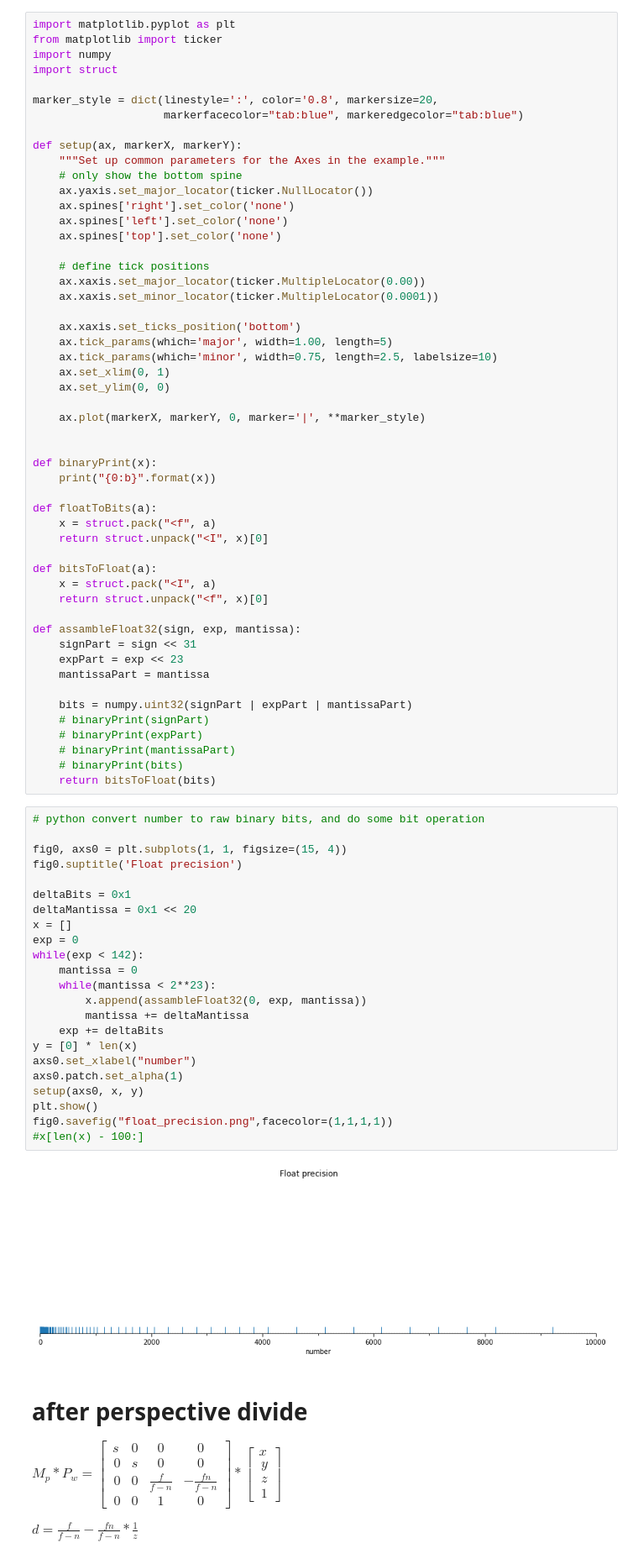
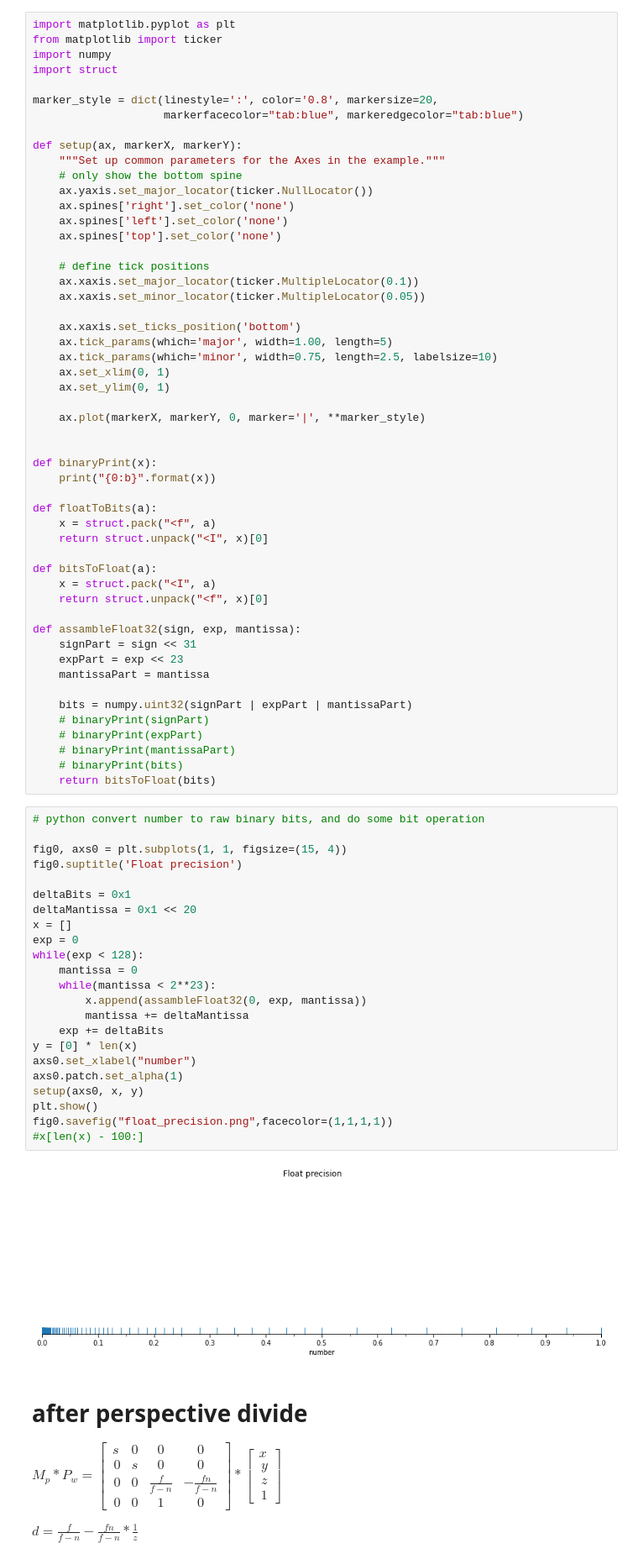
Before and after one commit to YaoTouGe/blog, a Jupyter notebook: python_notebooks/reverse_z.ipynb, the cells around one changed output. Shown at 84% size. Cells and saved outputs as stored; diff of their text form.

```diff
--- a/python_notebooks/reverse_z.ipynb
+++ b/python_notebooks/reverse_z.ipynb
@@ -16,14 +16,14 @@ def setup(ax, markerX, markerY):
     ax.spines['top'].set_color('none')
 
     # define tick positions
-    ax.xaxis.set_major_locator(ticker.MultipleLocator(0.00))
-    ax.xaxis.set_minor_locator(ticker.MultipleLocator(0.0001))
+    ax.xaxis.set_major_locator(ticker.MultipleLocator(0.1))
+    ax.xaxis.set_minor_locator(ticker.MultipleLocator(0.05))
 
     ax.xaxis.set_ticks_position('bottom')
     ax.tick_params(which='major', width=1.00, length=5)
     ax.tick_params(which='minor', width=0.75, length=2.5, labelsize=10)
     ax.set_xlim(0, 1)
-    ax.set_ylim(0, 0)
+    ax.set_ylim(0, 1)
 
     ax.plot(markerX, markerY, 0, marker='|', **marker_style)
 
@@ -53,28 +53,28 @@ def assambleFloat32(sign, exp, mantissa):
 # %%
 # python convert number to raw binary bits, and do some bit operation
 
 fig0, axs0 = plt.subplots(1, 1, figsize=(15, 4))
 fig0.suptitle('Float precision')
 
 deltaBits = 0x1
 deltaMantissa = 0x1 << 20
 x = []
 exp = 0
-while(exp < 142):
+while(exp < 128):
     mantissa = 0
     while(mantissa < 2**23):
         x.append(assambleFloat32(0, exp, mantissa))
         mantissa += deltaMantissa
     exp += deltaBits
 y = [0] * len(x)
 axs0.set_xlabel("number")
 axs0.patch.set_alpha(1)
 setup(axs0, x, y)
 plt.show()
 fig0.savefig("float_precision.png",facecolor=(1,1,1,1))
 #x[len(x) - 100:]
 # %% [output]
-[figure, old version]
+[figure, new version]
 # %% [markdown]
 # after perspective divide
 
```
Also changed, not shown: parts of 2 cells of this notebook, 1 other file.
